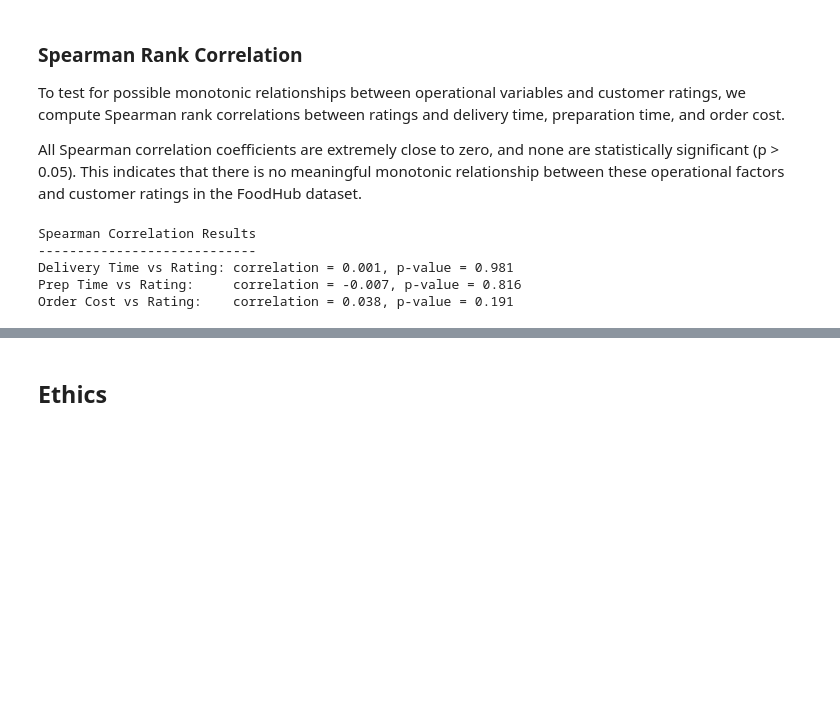
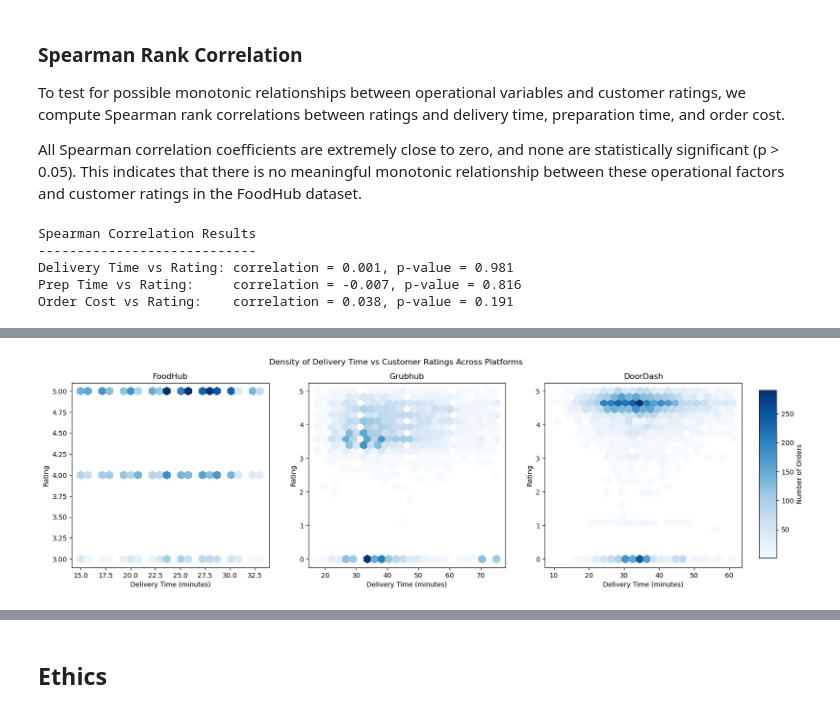
Before and after one commit to COGS108/Group111_WI26, a Jupyter notebook: 02-EDACheckpoint.ipynb, the cells around one changed output, grey strips where cells are left out. Saved outputs shown, nothing was run; the diff lists cells and outputs as text; code cells hidden in the pictures; blank space fills up the shorter version.

```diff
--- a/02-EDACheckpoint.ipynb
+++ b/02-EDACheckpoint.ipynb
@@ -1255,0 +1340,34 @@ Order Cost vs Rating:    correlation = 0.038, p-value = 0.191
+# %%
+fig, axes = plt.subplots(1, 3, figsize=(18,5))
+
+datasets = [
+    ("FoodHub", foodhub),
+    ("Grubhub", grubhub),
+    ("DoorDash", doordash)
+]
+
+for ax, (name, df) in zip(axes, datasets):
+
+    hb = ax.hexbin(
+        df["delivery_time"],
+        df["rating"],
+        gridsize=25,
+        cmap="Blues",
+        mincnt=1
+    )
+
+    ax.set_title(name)
+    ax.set_xlabel("Delivery Time (minutes)")
+    ax.set_ylabel("Rating")
+
+# create a dedicated colorbar axis
+cbar_ax = fig.add_axes([0.92, 0.15, 0.02, 0.7])
+fig.colorbar(hb, cax=cbar_ax, label="Number of Orders")
+
+plt.suptitle("Density of Delivery Time vs Customer Ratings Across Platforms")
+
+plt.subplots_adjust(right=0.9)
+
+plt.show()
+# %% [output]
+[figure, added]
```
Also changed, not shown: parts of 28 cells of this notebook.
